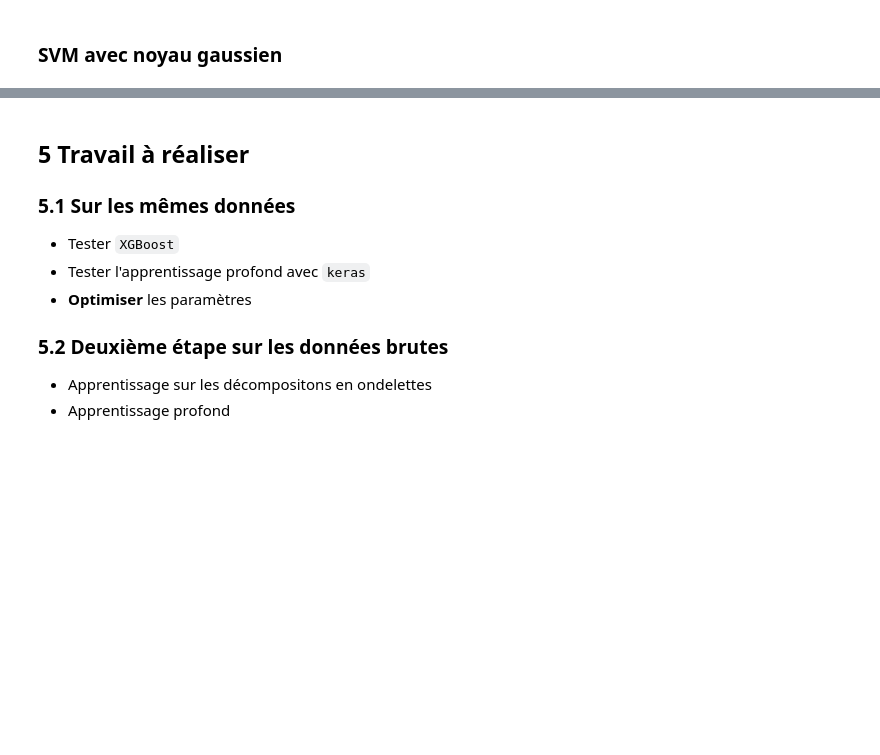
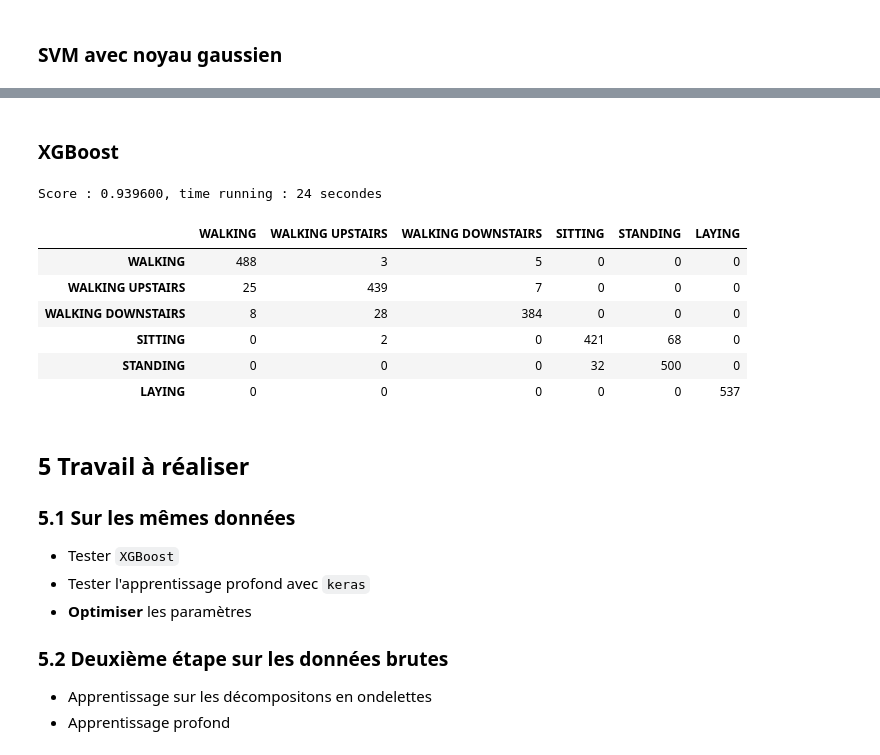
Before and after one commit to eva0marques/Human-recognition-activity-project, a Jupyter notebook: Atelier-HAR-metier-python.ipynb, the cells around one changed output, grey strips where cells are left out. Drawn from its saved outputs; the diff is of its cells as text; code cells hidden in the pictures; blank space fills up the shorter version.

Commit message:
Ajout de XGBoost

```diff
--- a/Atelier-HAR-metier-python.ipynb
+++ b/Atelier-HAR-metier-python.ipynb
@@ -90,7 +91,7 @@ Xtrain.head()
 | 4 | 0.276629 | -0.016570 | -0.115362 | -0.998139 | -0.980817 | -0.990482 | -0.998321 | -0.979672 | -0.990441 | -0.942469 | ... | ... |
 5 rows × 561 columns
 # %%
-ytrain=pd.read_table("y_train.txt",sep='\s+',header=None,names=('y'))
+ytrain=pd.read_table(path_e+"train/y_train.txt",sep='\s+',header=None,names=('y'))
 ytrain.head()
 # %% [output]
 |  | y |
@@ -102,9 +103,9 @@ ytrain.head()
 # %%
 # Lecture des données de test
 # Attention, il peut y avoir plusieurs espaces comme séparateur
-Xtest=pd.read_table("X_test.txt",sep='\s+',header=None)
+Xtest=pd.read_table(path_e+"test/X_test.txt",sep='\s+',header=None)
 # %%
-ytest=pd.read_table("y_test.txt",sep='\s+',header=None,names=('y'))
+ytest=pd.read_table(path_e+"test/y_test.txt",sep='\s+',header=None,names=('y'))
 # %% [markdown]
 ## 3 Exploration
 # %%
@@ -265,0 +351,2 @@ pd.DataFrame(confusion_matrix(ytest, ypred), index = LABELS, columns=LABELS)
+# %% [markdown]
+### XGBoost
@@ -266,3 +355,23 @@ pd.DataFrame(confusion_matrix(ytest, ypred), index = LABELS, columns=LABELS)
+# %%
+ts = time.time()
+method = XGBClassifier()
+method.fit(Xtrain,ytrain)
+score = method.score(Xtest, ytest)
+ypred = method.predict(Xtest)
+te = time.time()
+t_total = te-ts
+# %%
+print("Score : %f, time running : %d secondes" %(score, te-ts))
+pd.DataFrame(confusion_matrix(ytest, ypred), index = LABELS, columns=LABELS)
+# %% [output]
+Score : 0.939600, time running : 24 secondes
+|  | WALKING | WALKING UPSTAIRS | WALKING DOWNSTAIRS | SITTING | STANDING | LAYING |
+| WALKING | 488 | 3 | 5 | 0 | 0 | 0 |
+| WALKING UPSTAIRS | 25 | 439 | 7 | 0 | 0 | 0 |
+| WALKING DOWNSTAIRS | 8 | 28 | 384 | 0 | 0 | 0 |
+| SITTING | 0 | 2 | 0 | 421 | 68 | 0 |
+| STANDING | 0 | 0 | 0 | 32 | 500 | 0 |
+| LAYING | 0 | 0 | 0 | 0 | 0 | 537 |
 # %% [markdown]
 ## 5 Travail à réaliser
 ### 5.1 Sur les mêmes données
```
Also changed, not shown: parts of 13 cells of this notebook.
